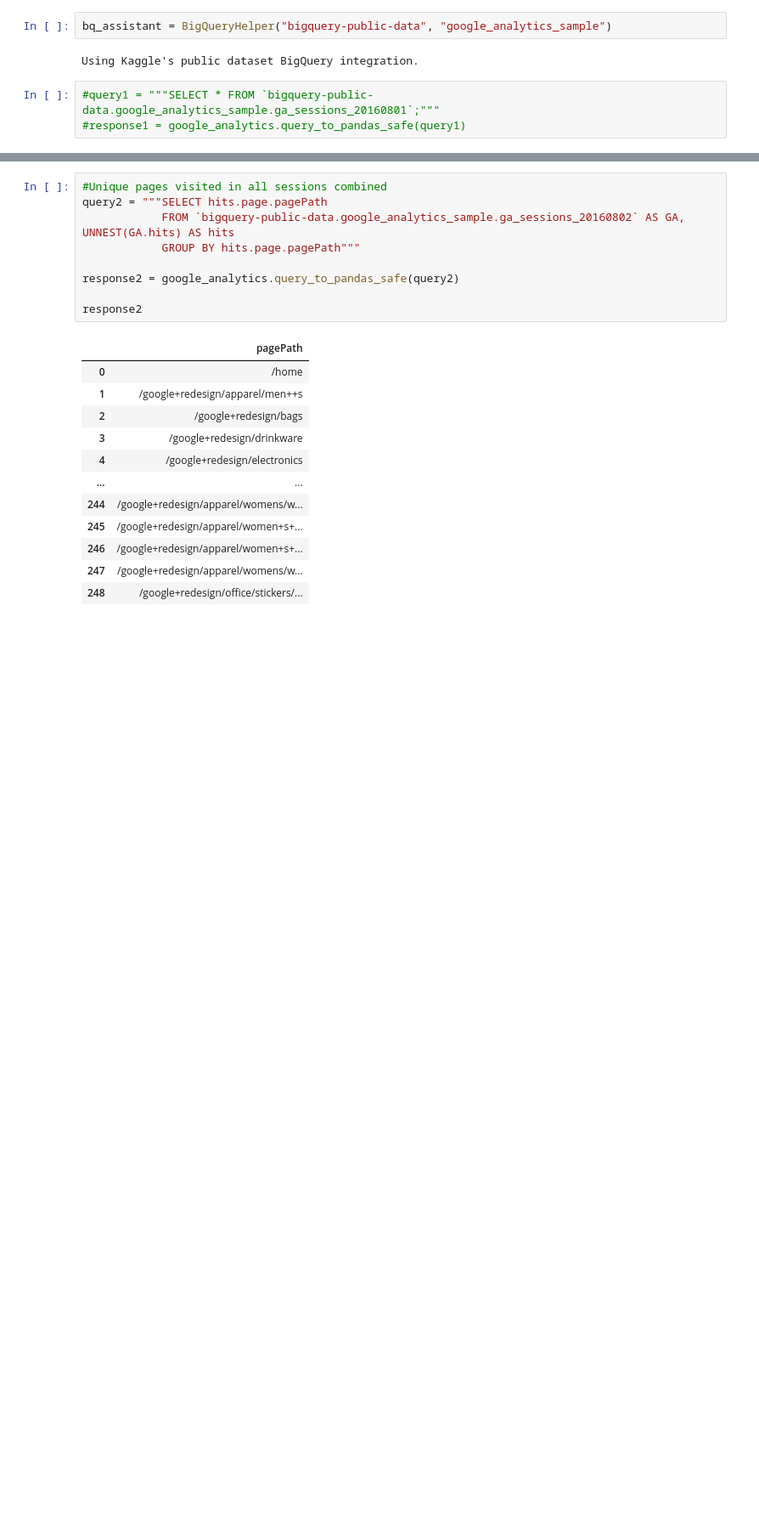
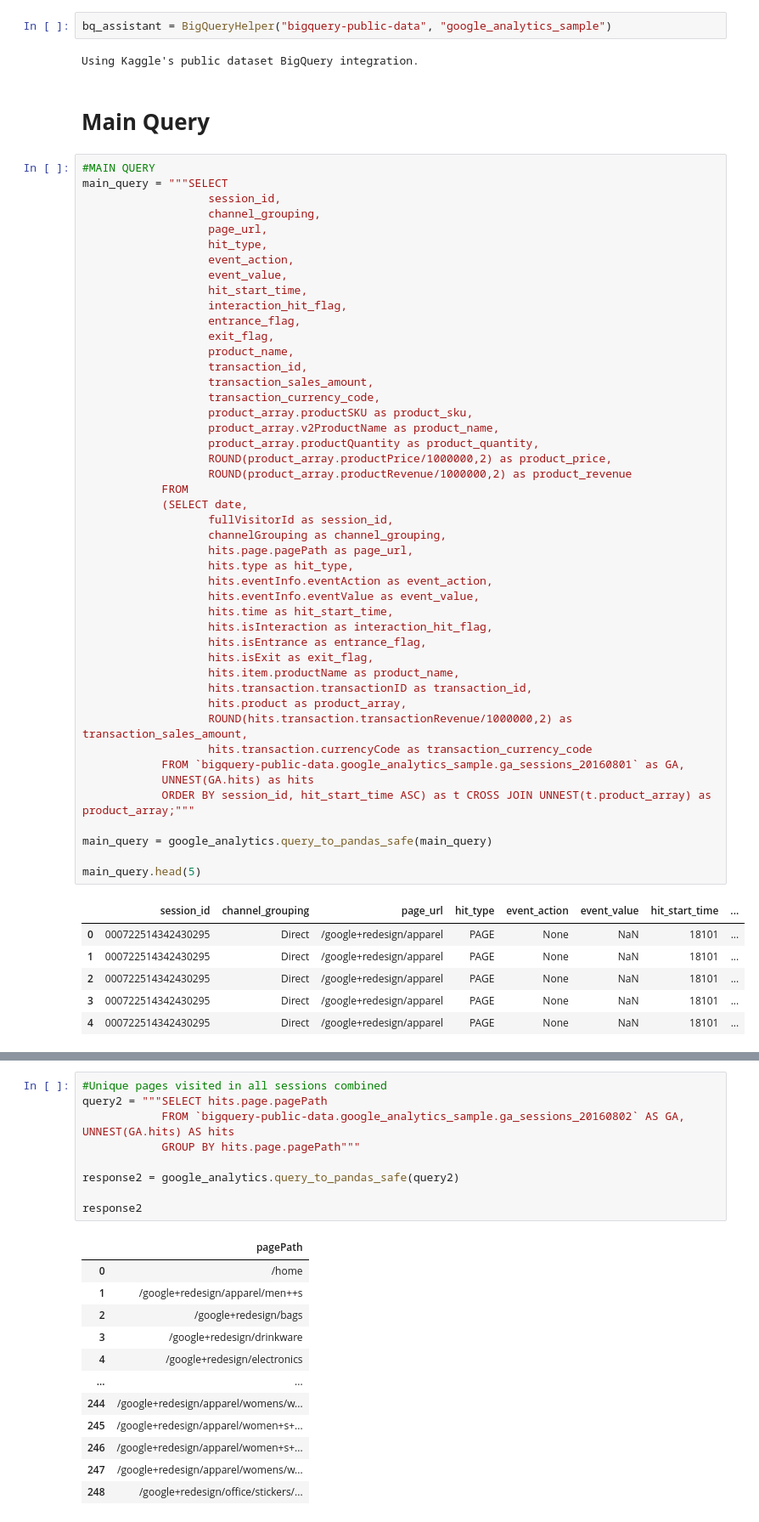
Before and after one commit to ganiosh92/DA-ecommerce-clickstream-analytics, a Jupyter notebook: ga-exploration.ipynb, the cells around one changed output, grey strips where cells are left out. Shown at 85% size. Saved outputs shown, nothing was run; the diff lists cells and outputs as text; blank space fills up the shorter version.

```diff
--- a/ga-exploration.ipynb
+++ b/ga-exploration.ipynb
@@ -30,6 +28,58 @@ Using Kaggle's public dataset BigQuery integration.
 bq_assistant = BigQueryHelper("bigquery-public-data", "google_analytics_sample")
 # %% [output]
 Using Kaggle's public dataset BigQuery integration.
-# %%
-#query1 = """SELECT * FROM `bigquery-public-data.google_analytics_sample.ga_sessions_20160801`;"""
-#response1 = google_analytics.query_to_pandas_safe(query1)
+# %% [markdown]
+# **Main Query**
+# %%
+#MAIN QUERY
+main_query = """SELECT
+                   session_id,
+                   channel_grouping,
+                   page_url,
+                   hit_type,
+                   event_action,
+                   event_value,
+                   hit_start_time,
+                   interaction_hit_flag,
+                   entrance_flag,
+                   exit_flag,
+                   product_name,
+                   transaction_id,
+                   transaction_sales_amount,
+                   transaction_currency_code,
+                   product_array.productSKU as product_sku,
+                   product_array.v2ProductName as product_name,
+                   product_array.productQuantity as product_quantity,
+                   ROUND(product_array.productPrice/1000000,2) as product_price,
+                   ROUND(product_array.productRevenue/1000000,2) as product_revenue
+            FROM
+            (SELECT date,
+                   fullVisitorId as session_id,
+                   channelGrouping as channel_grouping,
+                   hits.page.pagePath as page_url,
+                   hits.type as hit_type,
+                   hits.eventInfo.eventAction as event_action,
+                   hits.eventInfo.eventValue as event_value,
+                   hits.time as hit_start_time,
+                   hits.isInteraction as interaction_hit_flag,
+                   hits.isEntrance as entrance_flag,
+                   hits.isExit as exit_flag,
+                   hits.item.productName as product_name,
+                   hits.transaction.transactionID as transaction_id,
+                   hits.product as product_array,
+                   ROUND(hits.transaction.transactionRevenue/1000000,2) as transaction_sales_amount,
+                   hits.transaction.currencyCode as transaction_currency_code
+            FROM `bigquery-public-data.google_analytics_sample.ga_sessions_20160801` as GA,
+            UNNEST(GA.hits) as hits
+            ORDER BY session_id, hit_start_time ASC) as t CROSS JOIN UNNEST(t.product_array) as product_array;"""
+
+main_query = google_analytics.query_to_pandas_safe(main_query)
+
+main_query.head(5)
+# %% [output]
+|  | session_id | channel_grouping | page_url | hit_type | event_action | event_value | hit_start_time | ... |
+| 0 | 000722514342430295 | Direct | /google+redesign/apparel | PAGE | None | NaN | 18101 | ... |
+| 1 | 000722514342430295 | Direct | /google+redesign/apparel | PAGE | None | NaN | 18101 | ... |
+| 2 | 000722514342430295 | Direct | /google+redesign/apparel | PAGE | None | NaN | 18101 | ... |
+| 3 | 000722514342430295 | Direct | /google+redesign/apparel | PAGE | None | NaN | 18101 | ... |
+| 4 | 000722514342430295 | Direct | /google+redesign/apparel | PAGE | None | NaN | 18101 | ... |
```
Also changed, not shown: parts of 6 cells of this notebook.
